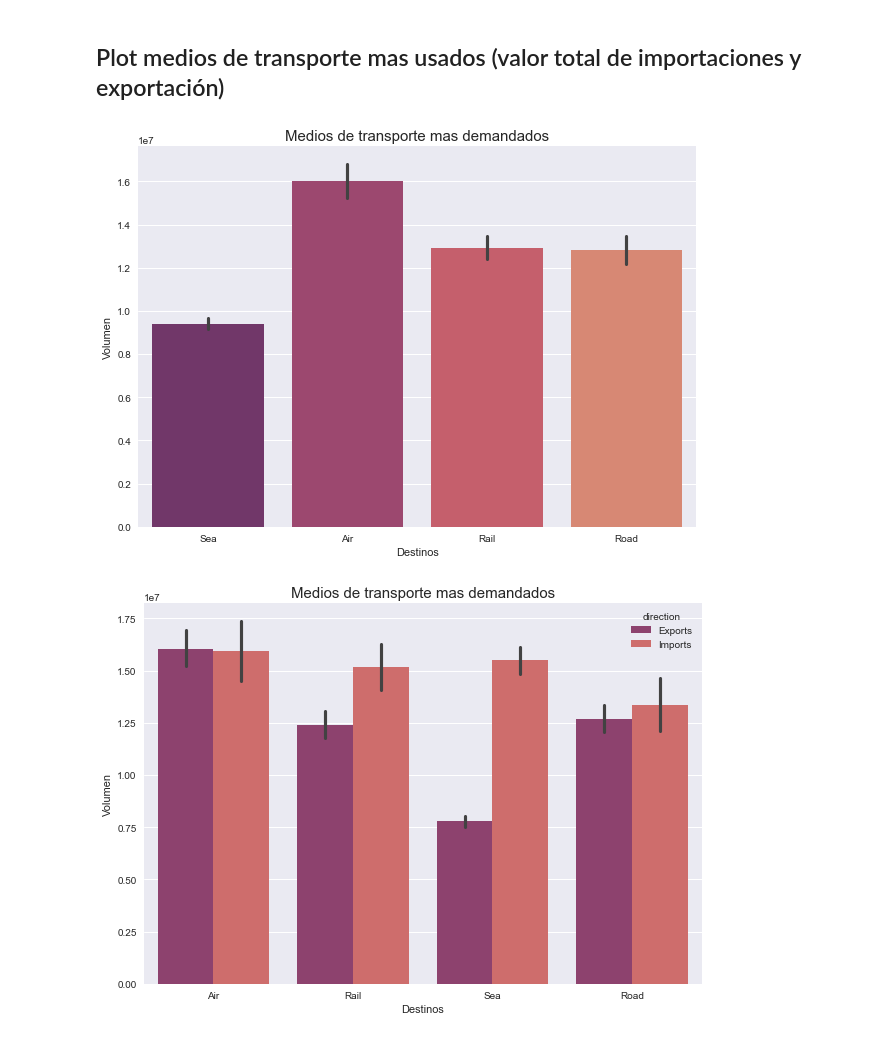
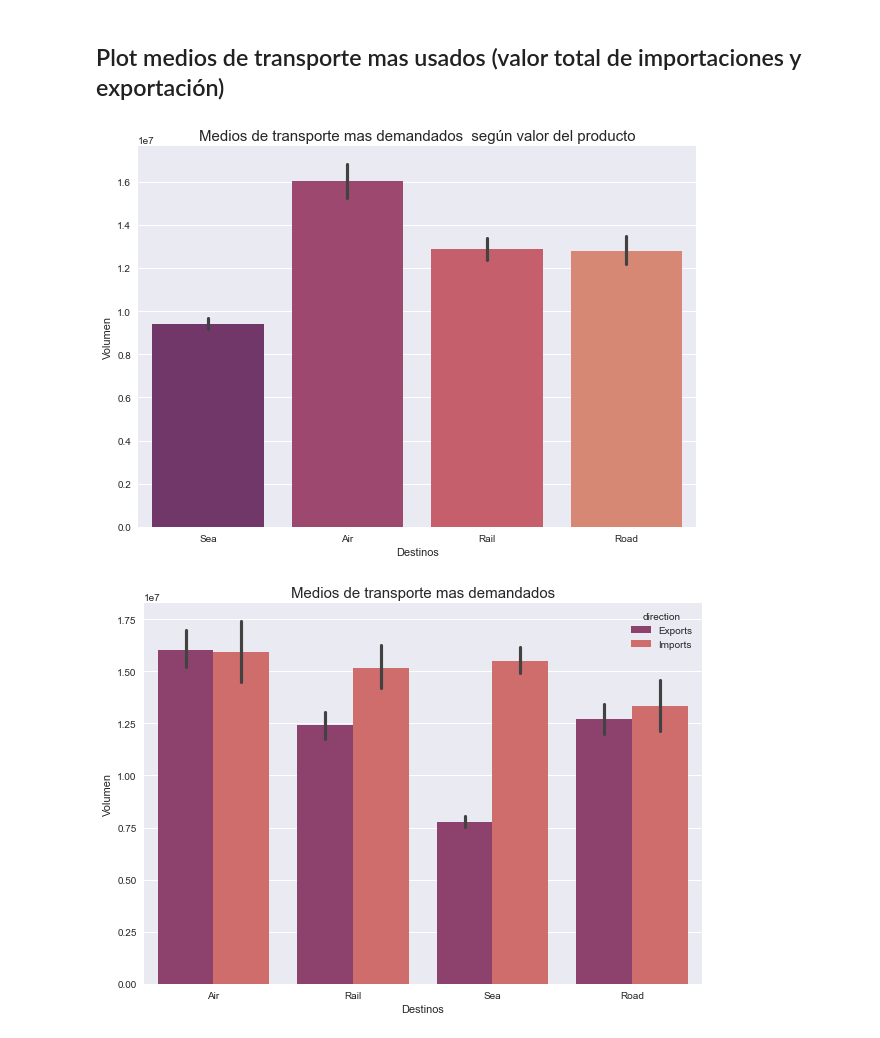
Before and after one commit to josue-islas/EmTech_2, a Jupyter notebook: Notebooks/ISLAS_GASRCILAZO_JOSUE_SABDIEL_PROYECTO.ipynb, the cells around one changed output. Saved outputs shown, nothing was run; the diff lists cells and outputs as text; code cells hidden in the pictures.

```diff
--- a/Notebooks/ISLAS_GASRCILAZO_JOSUE_SABDIEL_PROYECTO.ipynb
+++ b/Notebooks/ISLAS_GASRCILAZO_JOSUE_SABDIEL_PROYECTO.ipynb
@@ -401,16 +402,16 @@ plt.show()
 # %%
 plt.figure(figsize=(10,7))
 sns.barplot(
     x = df['transport_mode'],
     y = df['total_value'],
     palette = paleta
     )
-plt.title('Medios de transporte mas demandados',  fontdict = {'fontsize' : 15})
+plt.title('Medios de transporte mas demandados  según valor del producto',  fontdict = {'fontsize' : 15})
 plt.xlabel('Destinos')
 plt.ylabel('Volumen')
 plt.show()
 # %% [output]
-[figure, old version]
+[figure, new version]
 # %%
 plt.figure(figsize=(10,7))
 sns.barplot(
```
Also changed, not shown: parts of 3 cells of this notebook, 1 other file.
